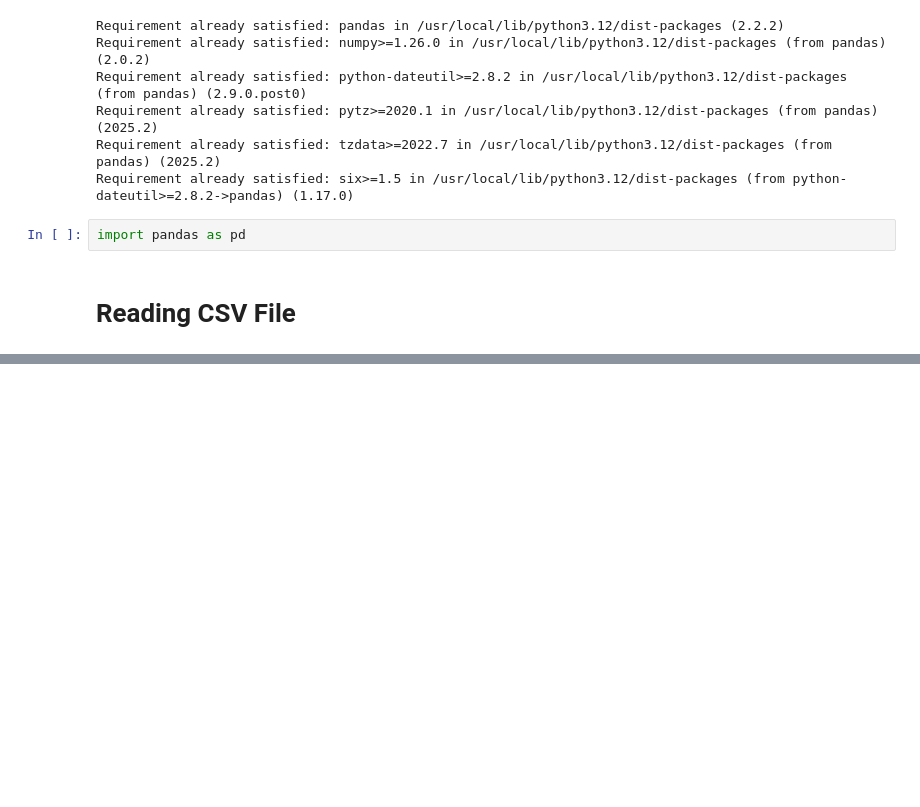
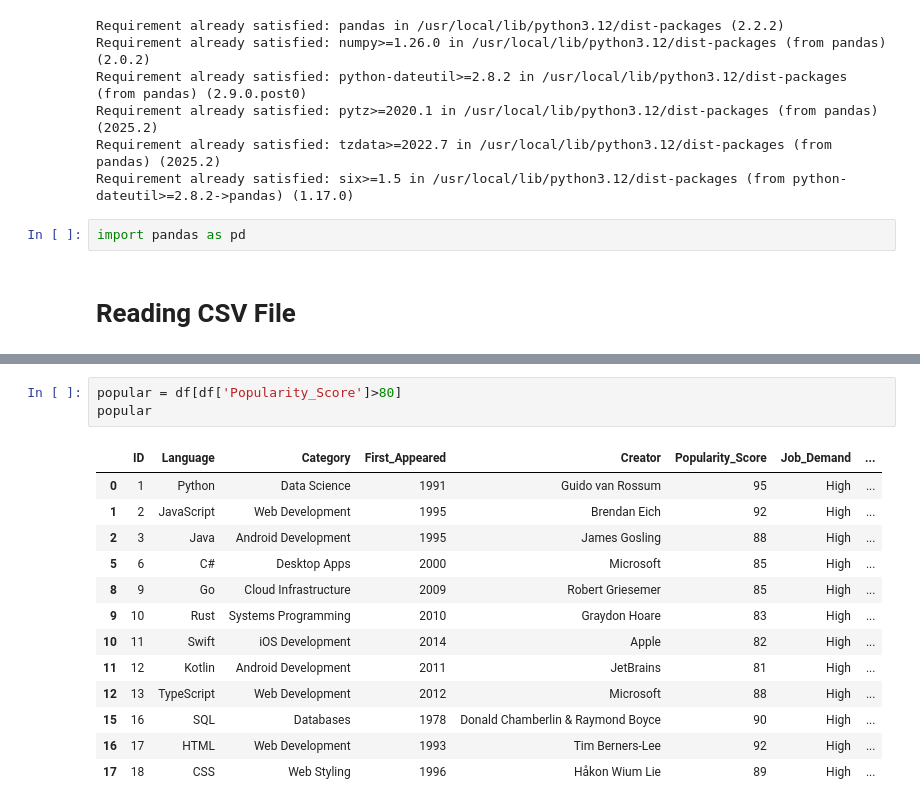
Before and after one commit to Neeschal1/Pandas, a Jupyter notebook: CSV's.ipynb, the cells around one changed output, grey strips where cells are left out. Cells and saved outputs as stored; diff of their text form; blank space fills up the shorter version.

```diff
--- a/CSV's.ipynb
+++ b/CSV's.ipynb
@@ -36,0 +180,17 @@ df
+# %%
+popular = df[df['Popularity_Score']>80]
+popular
+# %% [output]
+|  | ID | Language | Category | First_Appeared | Creator | Popularity_Score | Job_Demand | ... |
+| 0 | 1 | Python | Data Science | 1991 | Guido van Rossum | 95 | High | ... |
+| 1 | 2 | JavaScript | Web Development | 1995 | Brendan Eich | 92 | High | ... |
+| 2 | 3 | Java | Android Development | 1995 | James Gosling | 88 | High | ... |
+| 5 | 6 | C# | Desktop Apps | 2000 | Microsoft | 85 | High | ... |
+| 8 | 9 | Go | Cloud Infrastructure | 2009 | Robert Griesemer | 85 | High | ... |
+| 9 | 10 | Rust | Systems Programming | 2010 | Graydon Hoare | 83 | High | ... |
+| 10 | 11 | Swift | iOS Development | 2014 | Apple | 82 | High | ... |
+| 11 | 12 | Kotlin | Android Development | 2011 | JetBrains | 81 | High | ... |
+| 12 | 13 | TypeScript | Web Development | 2012 | Microsoft | 88 | High | ... |
+| 15 | 16 | SQL | Databases | 1978 | Donald Chamberlin & Raymond Boyce | 90 | High | ... |
+| 16 | 17 | HTML | Web Development | 1993 | Tim Berners-Lee | 92 | High | ... |
+| 17 | 18 | CSS | Web Styling | 1996 | Håkon Wium Lie | 89 | High | ... |
```
Also changed, not shown: parts of 11 cells of this notebook.
